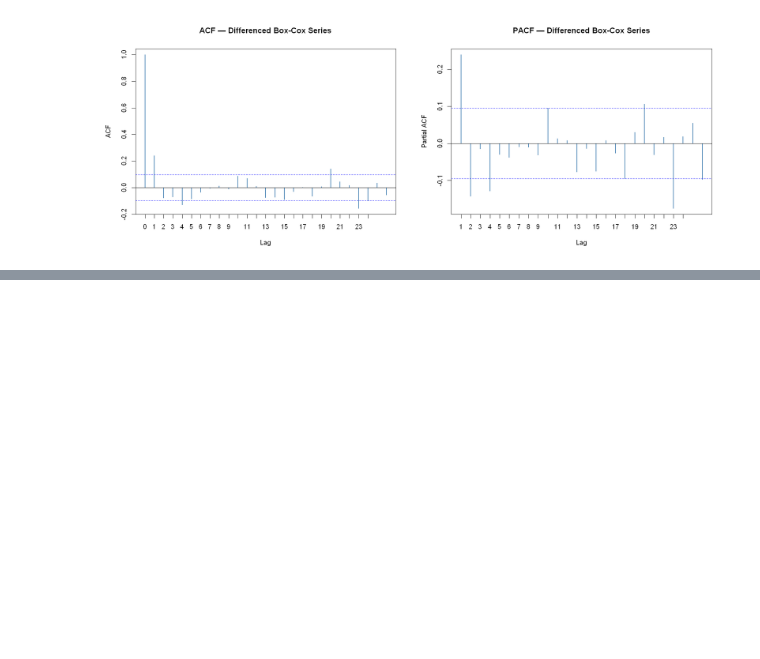
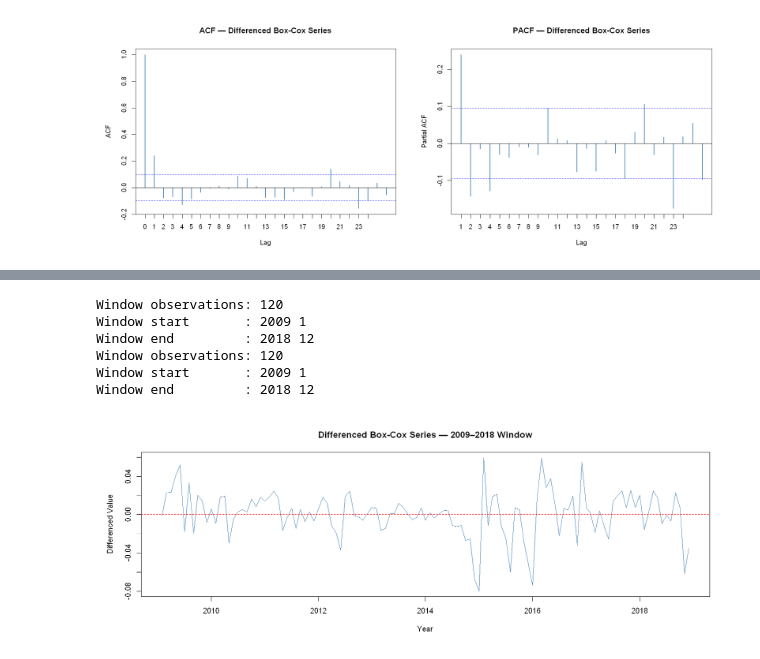
Before and after one commit to AfafKhadraoui/-Brent-Crude-Oil-Time-Series-Forecasting, a Jupyter notebook: Individual_project_Afaf_Khadraoui_G10.ipynb, the cells around one changed output, grey strips where cells are left out. Drawn from its saved outputs; the diff is of its cells as text; code cells hidden in the pictures; blank space fills up the shorter version.

```diff
--- a/Individual_project_Afaf_Khadraoui_G10.ipynb
+++ b/Individual_project_Afaf_Khadraoui_G10.ipynb
@@ -577,0 +652,37 @@ Reordering variables and trying again:
+# %%
+# Extract restricted time window: 2009–2018
+window_ts <- window(train_ts,
+                    start = c(2009, 1),
+                    end   = c(2018, 12))
+
+cat("Window observations:", length(window_ts), "\n")
+cat("Window start       :", start(window_ts),  "\n")
+cat("Window end         :", end(window_ts),     "\n")
+
+# Apply same Box-Cox transformation (λ = -0.3)
+window_bc <- BoxCox(window_ts, lambda = lambda_result)
+
+# Apply first-order differencing
+window_diff <- diff(window_bc, lag = 1)
+
+# Plot the differenced window series
+options(repr.plot.width = 14, repr.plot.height = 5)
+
+par(bg  = "white",
+    mar = c(5, 5, 4, 2))
+
+plot(window_diff,
+     main = "Differenced Box-Cox Series — 2009–2018 Window",
+     ylab = "Differenced Value",xlab = "Year",
+     col  = "steelblue",lwd  = 1.5)
+
+abline(h   = 0,col = "red",
+       lty = 2,lwd = 1.5)
+# %% [output]
+Window observations: 120
+Window start       : 2009 1
+Window end         : 2018 12
+Window observations: 120
+Window start       : 2009 1
+Window end         : 2018 12
+[figure, added]
```
Also changed, not shown: parts of 25 cells of this notebook.
